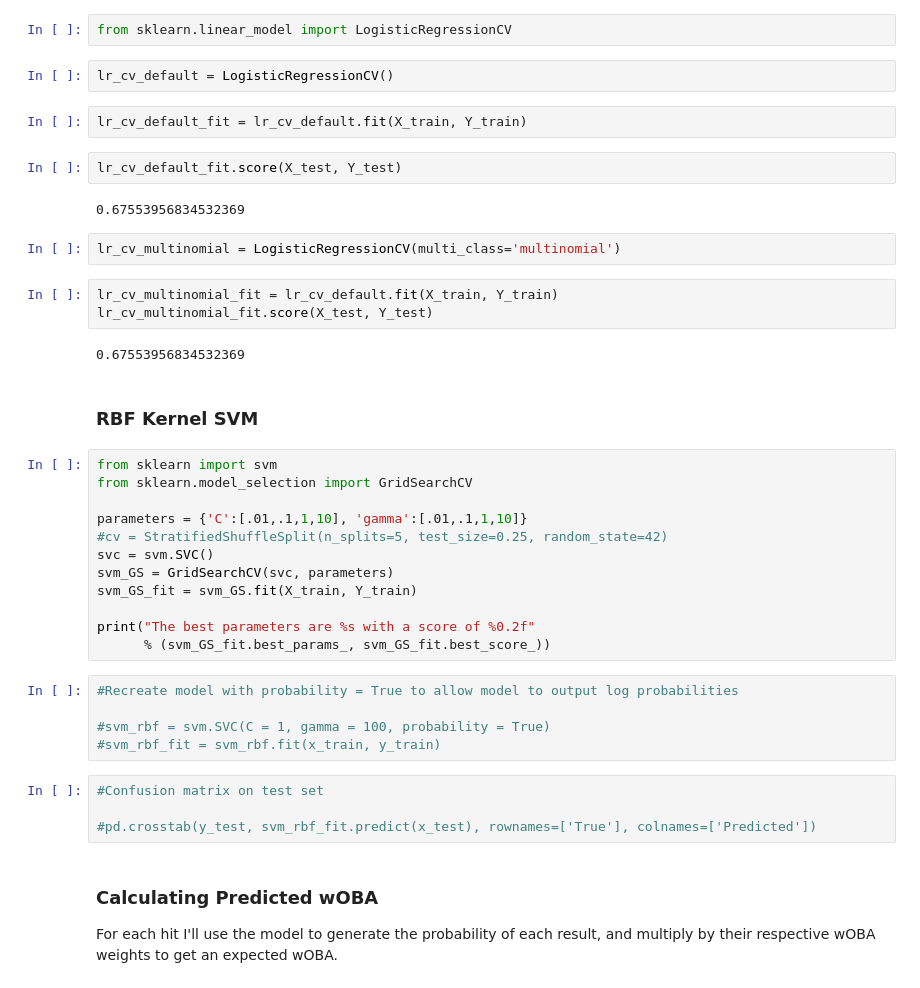
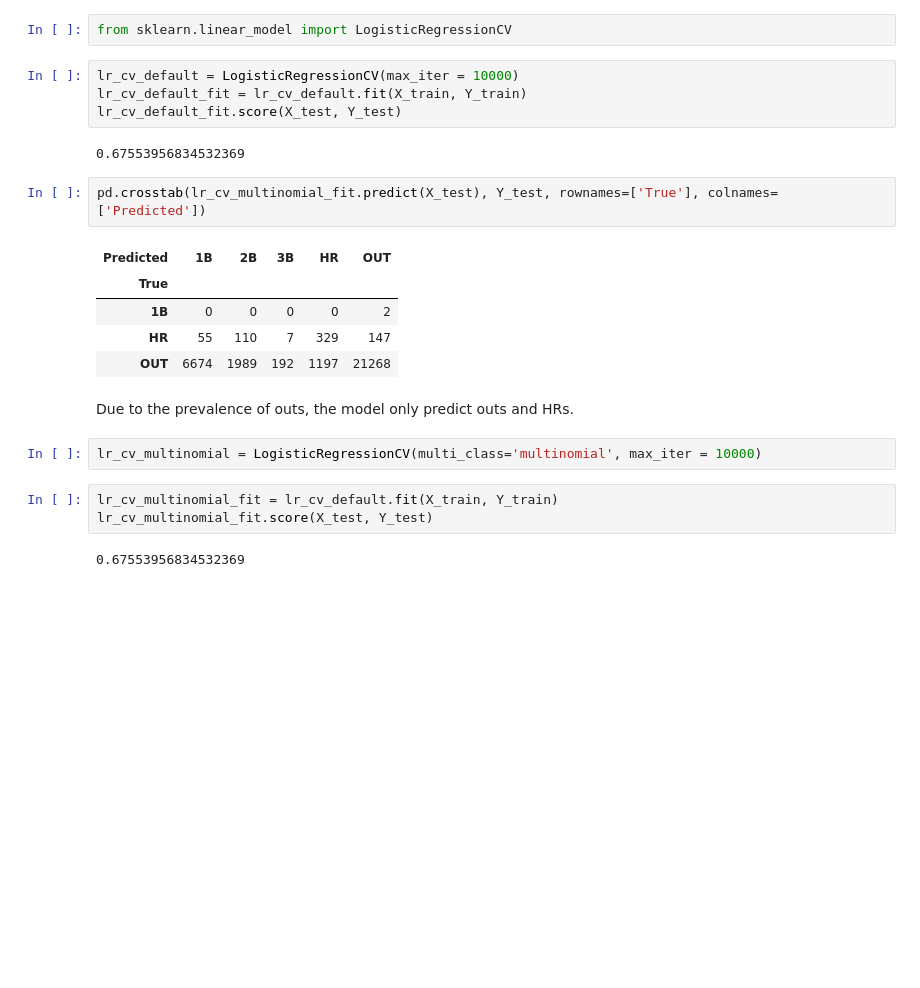
Before and after one commit to EPripstein/baseball, a Jupyter notebook: statcast/Statcast EDA and Modeling.ipynb, the cells around one changed output. Saved outputs shown, nothing was run; the diff lists cells and outputs as text; blank space fills up the shorter version.

```diff
--- a/statcast/Statcast EDA and Modeling.ipynb
+++ b/statcast/Statcast EDA and Modeling.ipynb
@@ -154,45 +154,26 @@ X_train, X_test, Y_train, Y_test = train_test_split(df, Y, test_size = 0.25, str
 - Multinomial
 # %%
 from sklearn.linear_model import LogisticRegressionCV
-# %%
-lr_cv_default = LogisticRegressionCV()
-# %%
-lr_cv_default_fit = lr_cv_default.fit(X_train, Y_train)
-# %%
-lr_cv_default_fit.score(X_test, Y_test)
-# %% [output]
-0.67553956834532369
+# %%
+lr_cv_default = LogisticRegressionCV(max_iter = 10000)
+lr_cv_default_fit = lr_cv_default.fit(X_train, Y_train)
+lr_cv_default_fit.score(X_test, Y_test)
+# %% [output]
+0.67553956834532369
+# %%
+pd.crosstab(lr_cv_multinomial_fit.predict(X_test), Y_test, rownames=['True'], colnames=['Predicted'])
+# %% [output]
+| Predicted | 1B | 2B | 3B | HR | OUT |
+| True |  |  |  |  |  |
+| 1B | 0 | 0 | 0 | 0 | 2 |
+| HR | 55 | 110 | 7 | 329 | 147 |
+| OUT | 6674 | 1989 | 192 | 1197 | 21268 |
+# %% [markdown]
+Due to the prevalence of outs, the model only predict outs and HRs.
 # %%
-lr_cv_multinomial = LogisticRegressionCV(multi_class='multinomial')
+lr_cv_multinomial = LogisticRegressionCV(multi_class='multinomial', max_iter = 10000)
 # %%
 lr_cv_multinomial_fit = lr_cv_default.fit(X_train, Y_train)
 lr_cv_multinomial_fit.score(X_test, Y_test)
 # %% [output]
 0.67553956834532369
-# %% [markdown]
-### RBF Kernel SVM
-# %%
-from sklearn import svm
-from sklearn.model_selection import GridSearchCV
-
-parameters = {'C':[.01,.1,1,10], 'gamma':[.01,.1,1,10]}
-#cv = StratifiedShuffleSplit(n_splits=5, test_size=0.25, random_state=42)
-svc = svm.SVC()
-svm_GS = GridSearchCV(svc, parameters)
-svm_GS_fit = svm_GS.fit(X_train, Y_train)
-
-print("The best parameters are %s with a score of %0.2f"
-      % (svm_GS_fit.best_params_, svm_GS_fit.best_score_))
-# %%
-#Recreate model with probability = True to allow model to output log probabilities
-
-#svm_rbf = svm.SVC(C = 1, gamma = 100, probability = True)
-#svm_rbf_fit = svm_rbf.fit(x_train, y_train)
-# %%
-#Confusion matrix on test set
-
-#pd.crosstab(y_test, svm_rbf_fit.predict(x_test), rownames=['True'], colnames=['Predicted'])
-# %% [markdown]
-### Calculating Predicted wOBA
-
-For each hit I'll use the model to generate the probability of each result, and multiply by their respective wOBA weights to get an expected wOBA.
```
Also changed, not shown: parts of 5 cells of this notebook, 2 other files.
